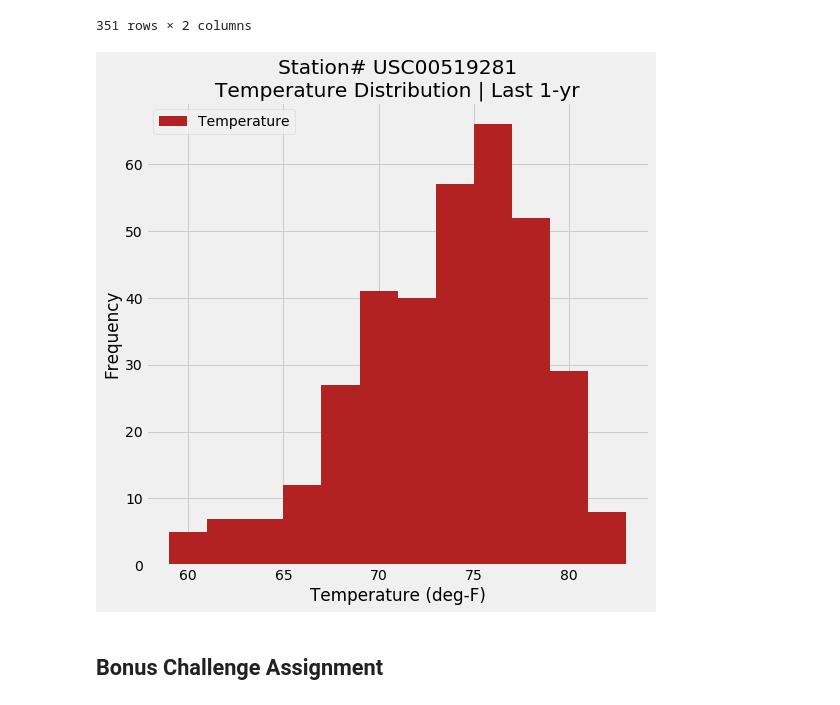
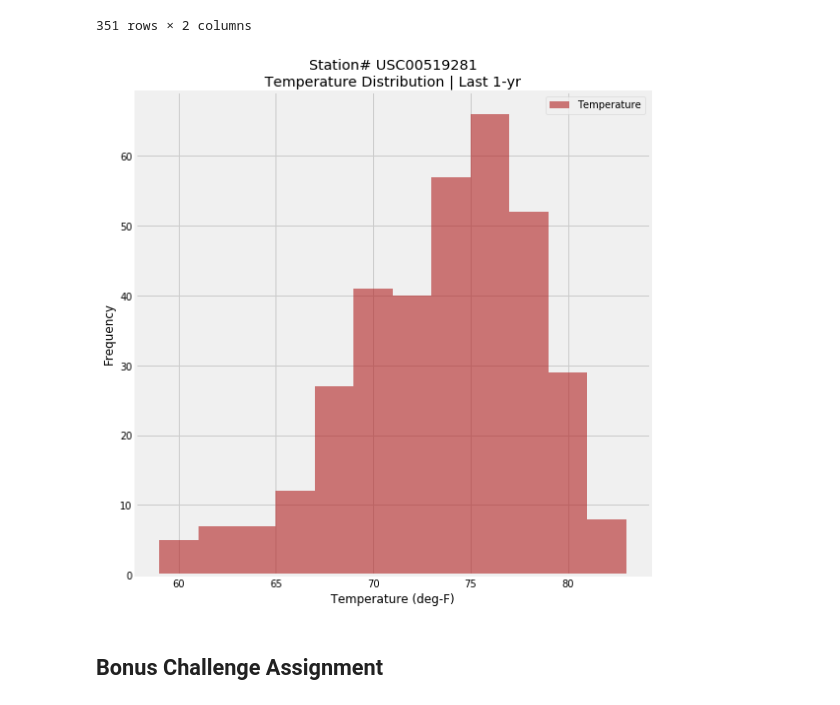
Before and after one commit to HenryNguyenLe/SQLAlchemy_Challenge, a Jupyter notebook: climate.ipynb, the cells around one changed output. Saved outputs shown, nothing was run; the diff lists cells and outputs as text; code cells hidden in the pictures.

```diff
--- a/climate.ipynb
+++ b/climate.ipynb
@@ -235,19 +235,19 @@ top_station_tobs_df
 351 rows × 2 columns
 # %%
 # plot the results as a histogram
-top_station_tobs_df.hist(figsize=(8, 8), bins=12, color = 'firebrick')
+top_station_tobs_df.hist(figsize=(8, 8), bins=12, color = 'firebrick', alpha = 0.6)
 plt.legend(['Temperature'])
 plt.xlabel('Temperature (deg-F)')
 plt.ylabel('Frequency')
 
 # I like to build a flexible code where things change when database is changed
 # so I create f-string with changeable station name to plot and to export graph
 plt.title(f'Station# {top_station_id}\nTemperature Distribution | Last 1-yr')
 plt.tight_layout()
 plt.savefig(f'Images/{top_station_id}_1yr_Temp.png')
 plt.show()
 # %% [output]
-[figure, old version]
+[figure, new version]
 # %% [markdown]
 ## Bonus Challenge Assignment
 # %% [markdown]
```
Also changed, not shown: parts of 3 cells of this notebook, 4 other files.
